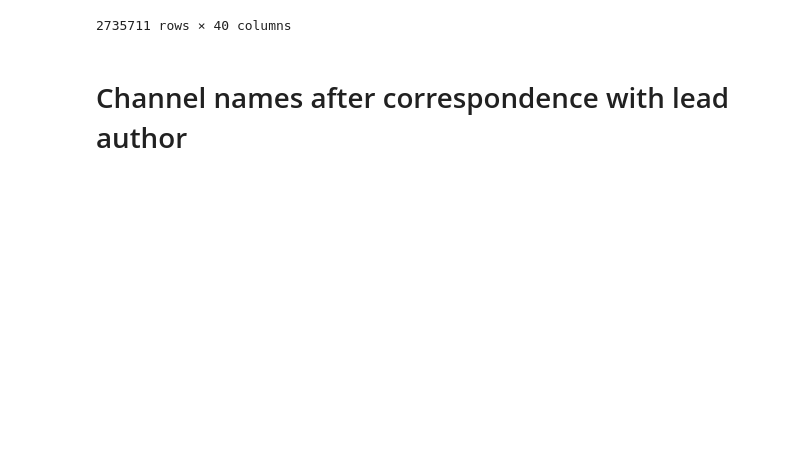
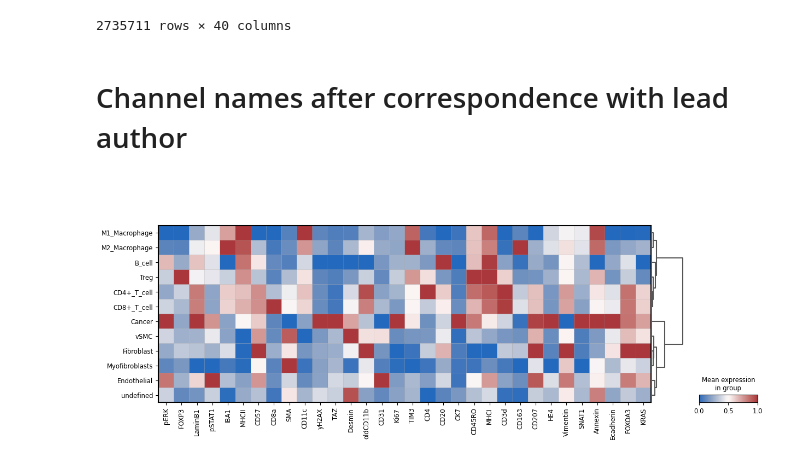
Before and after one commit to MargotCh/spCellEval, a Jupyter notebook: src/preprocessing/datasets/process_cycif_ovca.ipynb, the cells around one changed output. Saved outputs shown, nothing was run; the diff lists cells and outputs as text; code cells hidden in the pictures; blank space fills up the shorter version.

```diff
--- a/src/preprocessing/datasets/process_cycif_ovca.ipynb
+++ b/src/preprocessing/datasets/process_cycif_ovca.ipynb
@@ -372,3 +366,21 @@ channel_names=['DNA1', 'Rabbit', 'Goat', 'Mouse', 'DNA2', 'TAZ', 'CD207', 'SNAT1
 with open('/Users/lukashat/Documents/PhD_Schapiro/Projects/phenotype_benchmark/datasets/cycif_ovca/markers.txt', 'w') as f:
     for channel in channel_names:
         f.write(f"{channel}\n")
+# %%
+df = pd.read_csv('/Users/lukashat/Documents/PhD_Schapiro/Projects/phenotype_benchmark/datasets/cycif_ovca/quantification/cycif_ovca_quantification.csv', index_col=0)
+# %%
+X_columns = df.columns[:df.columns.get_loc('y')]
+obs_columns =df.columns[df.columns.get_loc('y'):]
+adata = ad.AnnData(
+    X=df[X_columns],
+    obs=df[obs_columns],
+    var=pd.DataFrame(index=X_columns)
+)
+# %%
+adata.obs['cell_type'] = adata.obs['cell_type'].astype('category')
+# %%
+sc.tl.dendrogram(adata, groupby='cell_type')
+sc.pl.matrixplot(adata, var_names=adata.var_names, groupby='cell_type', cmap='vlag', dendrogram=True, use_raw=False, standard_scale='var'
+                 )
+# %% [output]
+[figure, added]
```
Also changed, not shown: parts of 6 cells of this notebook, 19 other files.
